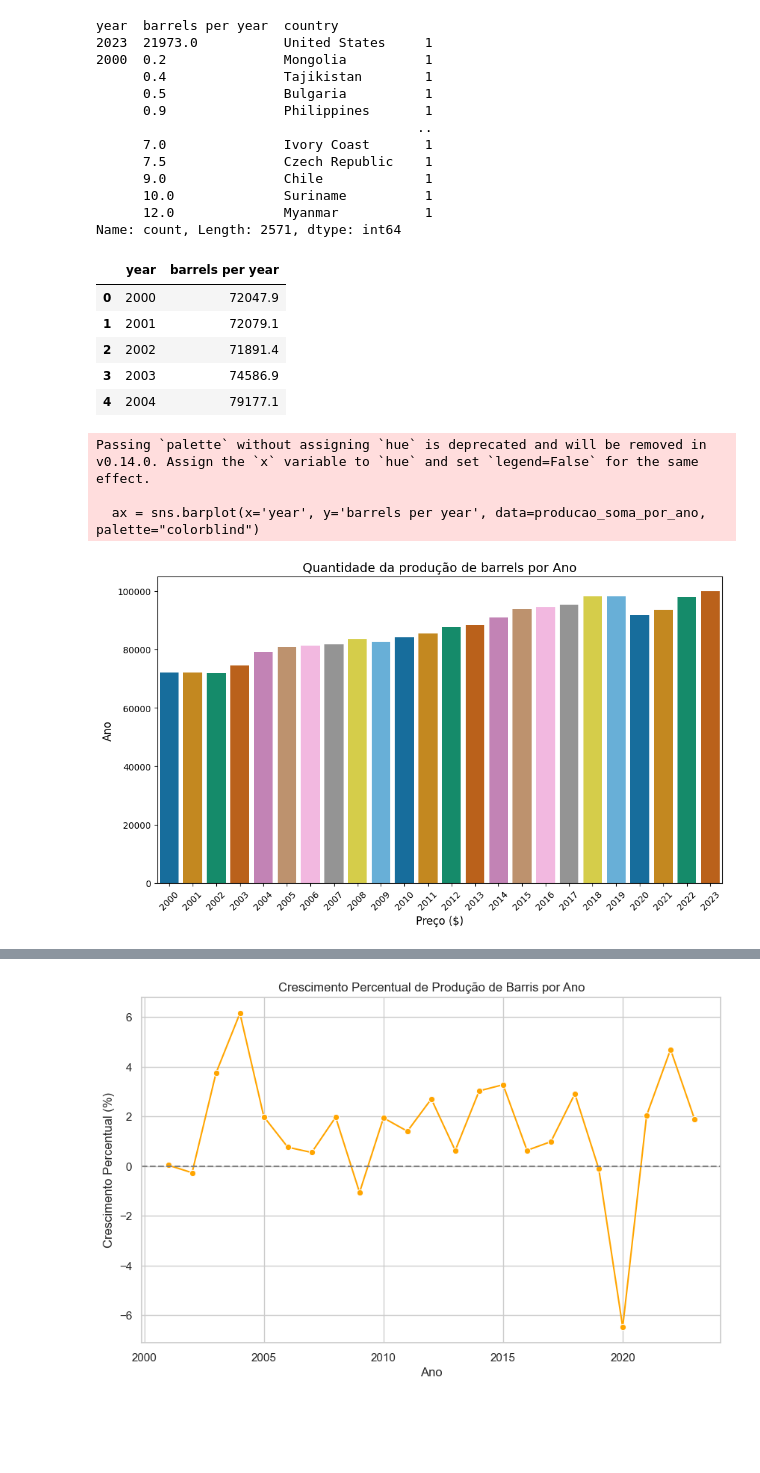
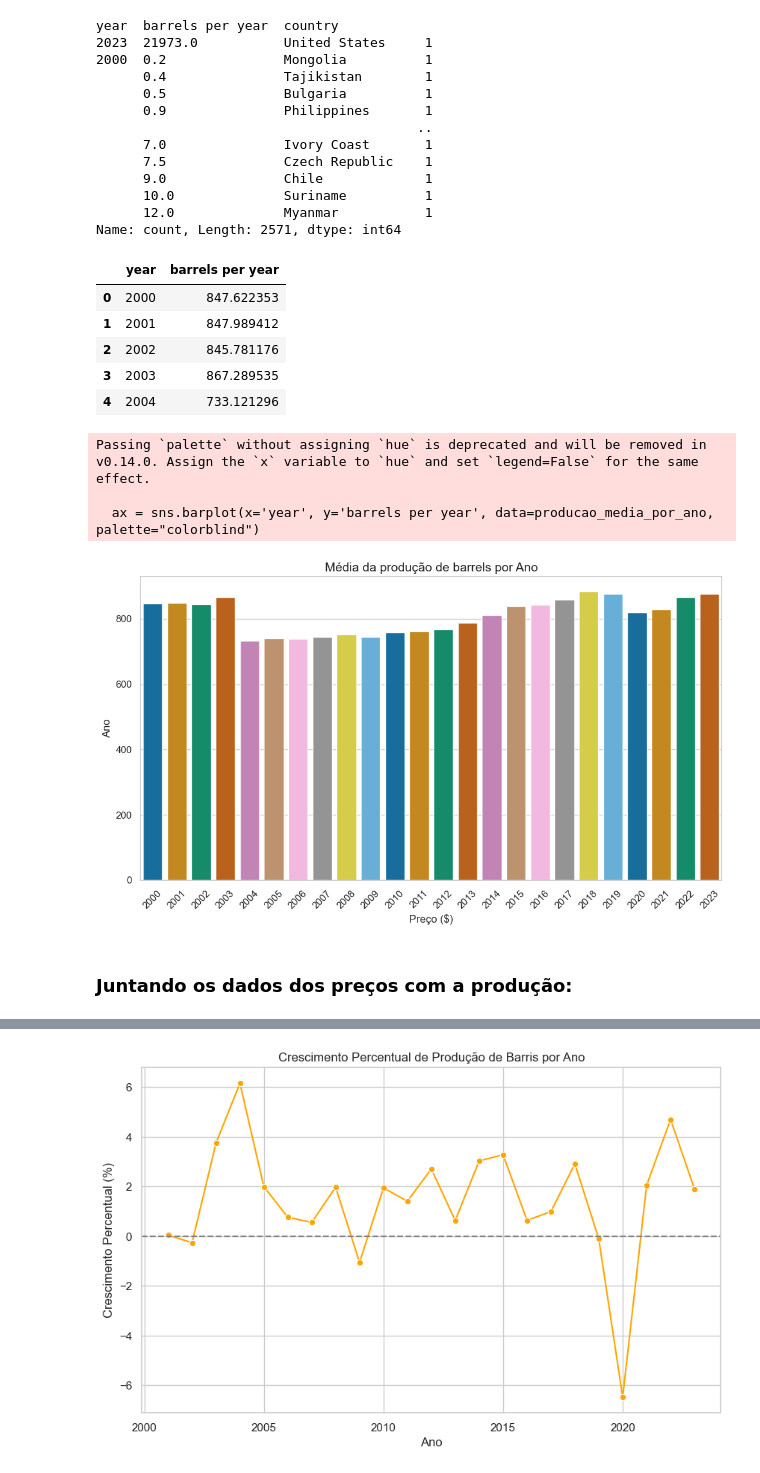
Before and after one commit to Tamireees/Tech_Challenge_fase04, a Jupyter notebook: Desafio - Análise de Negócios.ipynb, the cells around one changed output, grey strips where cells are left out. Drawn from its saved outputs; the diff is of its cells as text; code cells hidden in the pictures; blank space fills up the shorter version.

```diff
--- a/Desafio - Análise de Negócios.ipynb
+++ b/Desafio - Análise de Negócios.ipynb
@@ -387,32 +363,34 @@ year  barrels per year  country
       12.0              Myanmar           1
 Name: count, Length: 2571, dtype: int64
 # %%
-producao_soma_por_ano = producao.groupby('year')['barrels per year'].sum().reset_index()
-producao_soma_por_ano.head()
+producao_media_por_ano = producao.groupby('year')['barrels per year'].mean().reset_index()
+producao_media_por_ano.head()
 # %% [output]
 |  | year | barrels per year |
-| 0 | 2000 | 72047.9 |
-| 1 | 2001 | 72079.1 |
-| 2 | 2002 | 71891.4 |
-| 3 | 2003 | 74586.9 |
-| 4 | 2004 | 79177.1 |
+| 0 | 2000 | 847.622353 |
+| 1 | 2001 | 847.989412 |
+| 2 | 2002 | 845.781176 |
+| 3 | 2003 | 867.289535 |
+| 4 | 2004 | 733.121296 |
 # %%
 plt.figure(figsize=(10, 6))  # Ajusta o tamanho da figura
-ax = sns.barplot(x='year', y='barrels per year', data=producao_soma_por_ano, palette="colorblind")
+ax = sns.barplot(x='year', y='barrels per year', data=producao_media_por_ano, palette="colorblind")
 
 # Adiciona título e rótulos dos eixos
-plt.title('Quantidade da produção de barrels por Ano', fontsize=14)
+plt.title('Média da produção de barrels por Ano', fontsize=14)
 plt.xlabel('Preço ($)', fontsize=12)
 plt.ylabel('Ano', fontsize=12)
 
 # Ajusta a rotação dos valores no eixo x
 plt.xticks(rotation=45
            )  # Define rotação de 0 graus
 
 plt.tight_layout()  # Ajusta o layout
 plt.show()
 # %% [output]
 Passing `palette` without assigning `hue` is deprecated and will be removed in v0.14.0. Assign the `x` variable to `hue` and set `legend=False` for the same effect.
 
-  ax = sns.barplot(x='year', y='barrels per year', data=producao_soma_por_ano, palette="colorblind")
+  ax = sns.barplot(x='year', y='barrels per year', data=producao_media_por_ano, palette="colorblind")
-[figure, old version]
+[figure, new version]
+# %% [markdown]
+### Juntando os dados dos preços com a produção:
```
Also changed, not shown: parts of 52 cells of this notebook.
